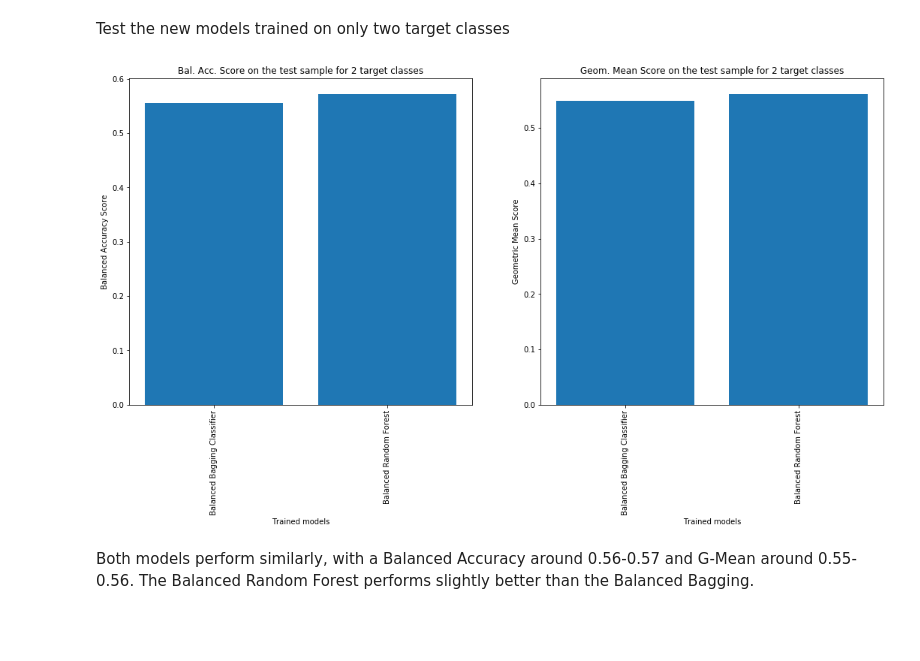
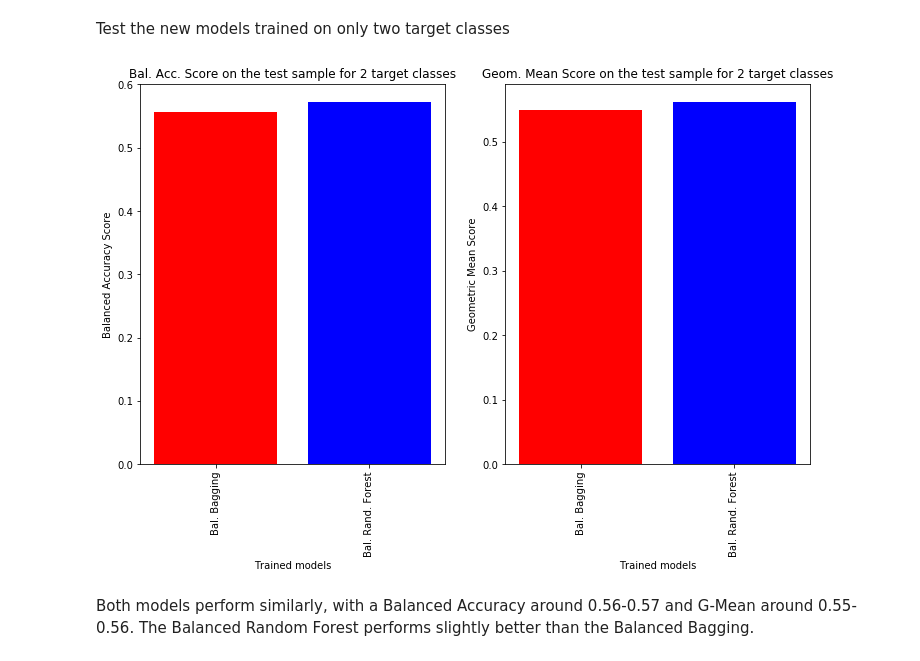
Before and after one commit to AntonioBL/Coursera_Capstone, a Jupyter notebook: capstone.ipynb, the cells around one changed output. Saved outputs shown, nothing was run; the diff lists cells and outputs as text; code cells hidden in the pictures; blank space fills up the shorter version.

```diff
--- a/capstone.ipynb
+++ b/capstone.ipynb
@@ -1333,35 +1333,37 @@ Test the new models trained on only two target classes
 # %%
 y_test_predbbagnew = balancedbagclassifiernew.predict(X_test)
 y_test_predbrfnew = balancedforestclassifiernew.predict(X_test)
+
 # Calculate metrics with the trained models
-modelsnew = ['Balanced Bagging Classifier', 'Balanced Random Forest']
+modelsnew = ['Bal. Bagging', 'Bal. Rand. Forest']
+
 acc_scoresnew = []
 # balanced accuracy score
 acc_scoresnew.append(balanced_accuracy_score(y_testnew,y_test_predbbagnew))
 acc_scoresnew.append(balanced_accuracy_score(y_testnew,y_test_predbrfnew))
 
-plt.figure(figsize=(18,8))
+plt.figure(figsize=(12,7))
 ax1=plt.subplot(1,2,1)
-ax1.bar(x=modelsnew,height=acc_scoresnew)
+ax1.bar(x=modelsnew,height=acc_scoresnew,color=['r','b'])
 plt.xlabel('Trained models')
 plt.ylabel('Balanced Accuracy Score')
 plt.title('Bal. Acc. Score on the test sample for 2 target classes')
 plt.xticks(rotation='vertical')
 
 gm_scoresnew = []
 # geometric mean score
 gm_scoresnew.append(geometric_mean_score(y_testnew,y_test_predbbagnew))
 gm_scoresnew.append(geometric_mean_score(y_testnew,y_test_predbrfnew))
 
 ax2=plt.subplot(1,2,2)
-ax2.bar(x=modelsnew,height=gm_scoresnew)
+ax2.bar(x=modelsnew,height=gm_scoresnew,color=['r','b'])
 plt.xlabel('Trained models')
 plt.ylabel('Geometric Mean Score')
 plt.title('Geom. Mean Score on the test sample for 2 target classes')
 plt.xticks(rotation='vertical')
 plt.show()
 # %% [output]
-[figure, old version]
+[figure, new version]
 # %% [markdown]
 Both models perform similarly, with a Balanced Accuracy around 0.56-0.57 and G-Mean around 0.55-0.56. The Balanced Random Forest performs slightly better than the Balanced Bagging.
 # %%
```
Also changed, not shown: parts of 1 cell of this notebook, 8 other files.
